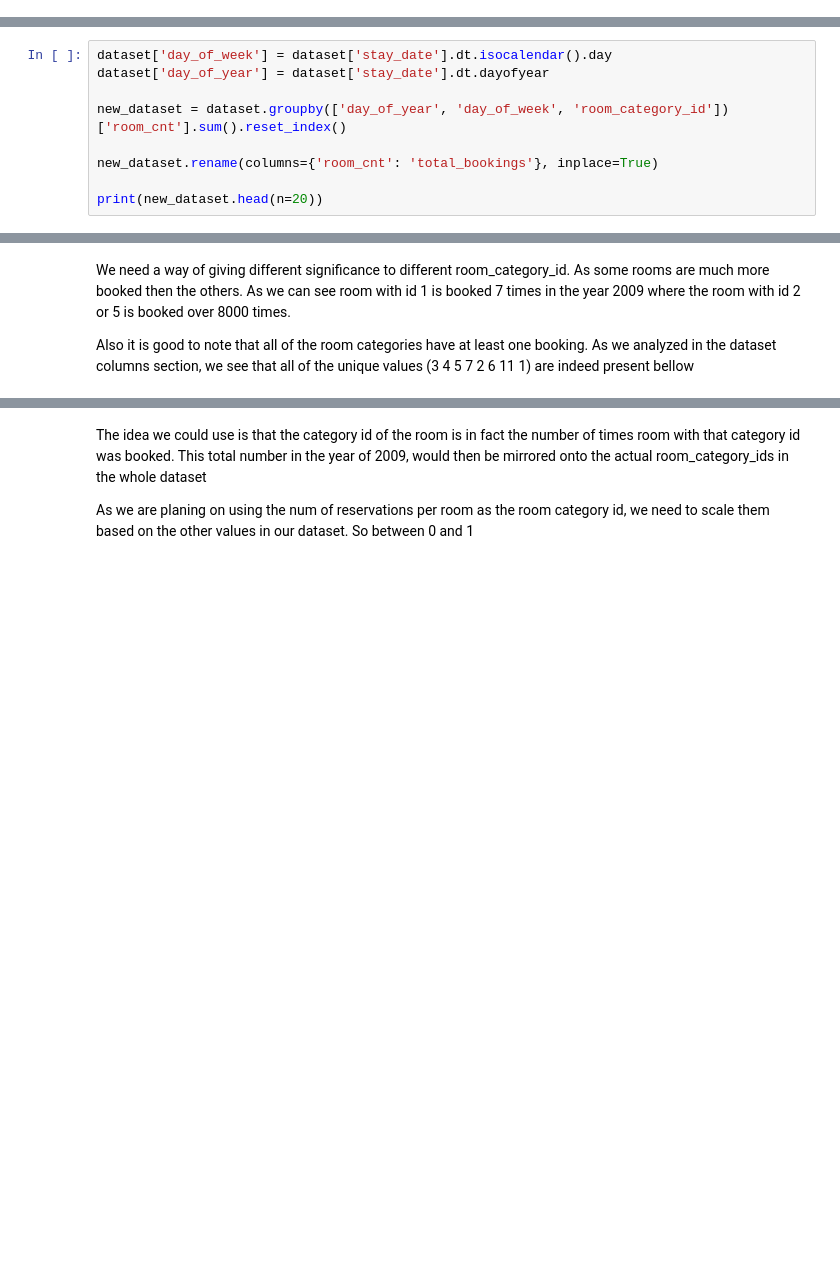
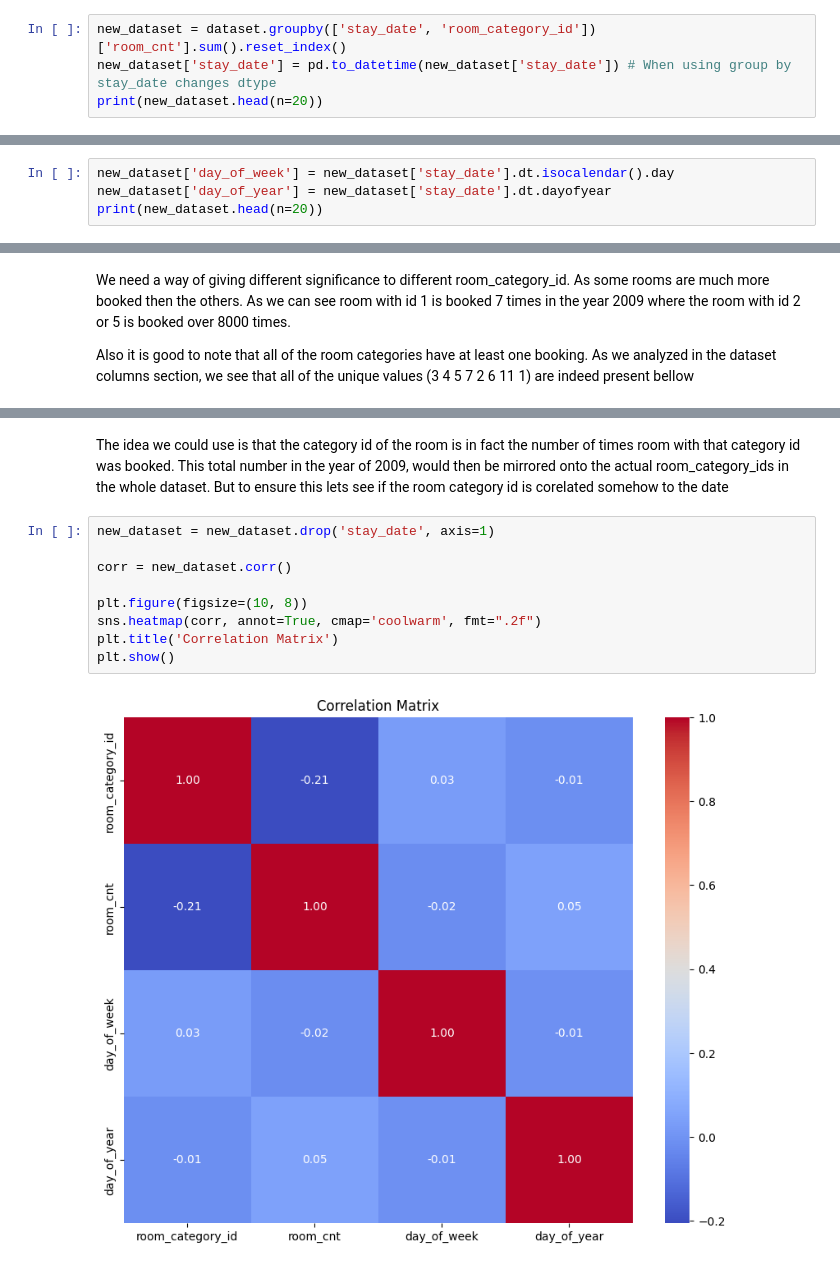
Before and after one commit to usernamenenad/Lumen, a Jupyter notebook: src/borisDataset.ipynb, the cells around one changed output, grey strips where cells are left out. Cells and saved outputs as stored; diff of their text form; blank space fills up the shorter version.

Commit message:
Zavrsio sam pravljenje inicijalne verzije dataseta

```diff
--- a/src/borisDataset.ipynb
+++ b/src/borisDataset.ipynb
@@ -271,3 +272,7 @@ In this section we want to transform our dataset in a way that it will be suitab
 As dates are not a numerical column we need some sort of transformation.
 - From the previous section we notice that our data is periodic in the period of 1 year. Therefore we don't need to keep every the year explicitly but we can just have a column that represents a day in the year.
 - Also we found out that weeks themself are periodic, where we have clear trends in days of the week. Because of that we will be keeping the week day as a column as well.
+# %%
+new_dataset = dataset.groupby(['stay_date', 'room_category_id'])['room_cnt'].sum().reset_index()
+new_dataset['stay_date'] = pd.to_datetime(new_dataset['stay_date']) # When using group by stay_date changes dtype
+print(new_dataset.head(n=20))
@@ -274,10 +297,5 @@ As dates are not a numerical column we need some sort of transformation.
 # %%
-dataset['day_of_week'] = dataset['stay_date'].dt.isocalendar().day
-dataset['day_of_year'] = dataset['stay_date'].dt.dayofyear
-
-new_dataset = dataset.groupby(['day_of_year', 'day_of_week', 'room_category_id'])['room_cnt'].sum().reset_index()
-
-new_dataset.rename(columns={'room_cnt': 'total_bookings'}, inplace=True)
-
+new_dataset['day_of_week'] = new_dataset['stay_date'].dt.isocalendar().day
+new_dataset['day_of_year'] = new_dataset['stay_date'].dt.dayofyear
 print(new_dataset.head(n=20))
 # %% [output]
@@ -323,4 +341,13 @@ print(reservations_per_room_type_2009)
 # %% [markdown]
-The idea we could use is that the category id of the room is in fact the number of times room with that category id was booked. This total number in the year of 2009, would then be mirrored onto the actual room_category_ids in the whole dataset
-
-As we are planing on using the num of reservations per room as the room category id, we need to scale them based on the other values in our dataset. So between 0 and 1
+The idea we could use is that the category id of the room is in fact the number of times room with that category id was booked. This total number in the year of 2009, would then be mirrored onto the actual room_category_ids in the whole dataset. But to ensure this lets see if the room category id is corelated somehow to the date
+# %%
+new_dataset = new_dataset.drop('stay_date', axis=1)
+
+corr = new_dataset.corr()
+
+plt.figure(figsize=(10, 8))
+sns.heatmap(corr, annot=True, cmap='coolwarm', fmt=".2f")
+plt.title('Correlation Matrix')
+plt.show()
+# %% [output]
+[figure, added]
```
Also changed, not shown: parts of 13 cells of this notebook, 1 other file.
